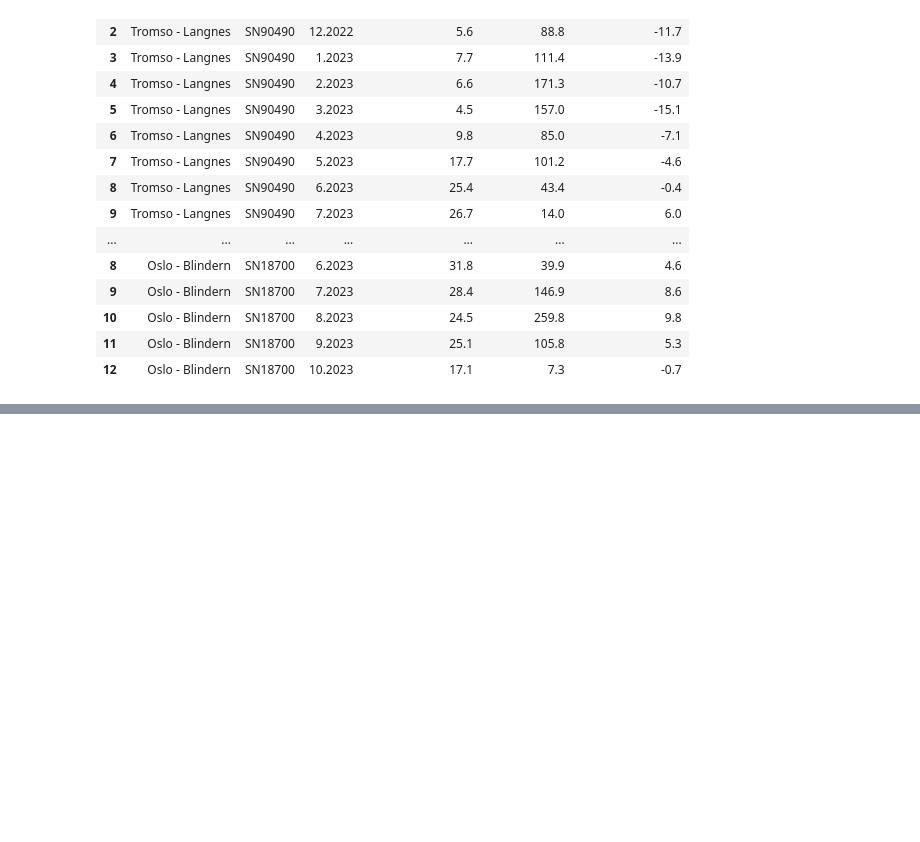
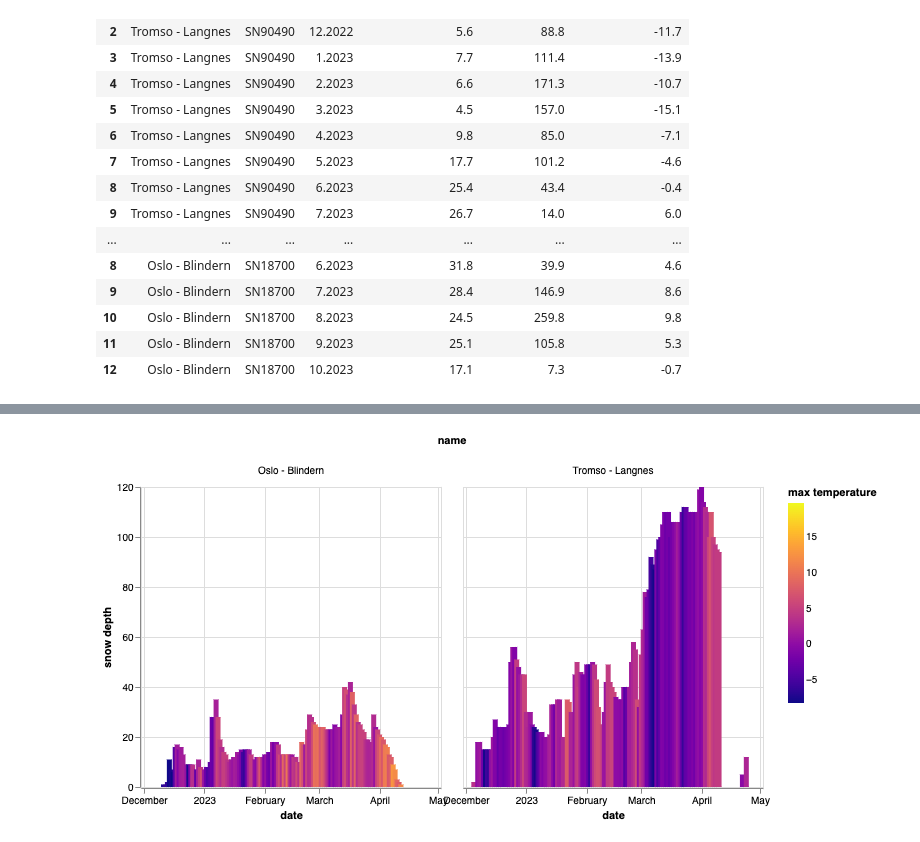
Before and after one commit to Mayorboy/Data_Visualization_with_Pandas_and_Altpair, a Jupyter notebook: Weather_visualization.ipynb, the cells around one changed output, grey strips where cells are left out. Saved outputs shown, nothing was run; the diff lists cells and outputs as text; code cells hidden in the pictures; blank space fills up the shorter version.

Commit message:
I displayed the saved image

```diff
--- a/Weather_visualization.ipynb
+++ b/Weather_visualization.ipynb
@@ -156,3 +156,10 @@ alt.Chart(data).mark_bar().encode(
 )
 # %% [output]
 [interactive output not drawn]
+# %%
+from PIL import Image
+from IPython.display import display
+img = Image.open('visualization.png')
+display(img)
+# %% [output]
+[figure, added]
```
Also changed, not shown: 1 other file.
